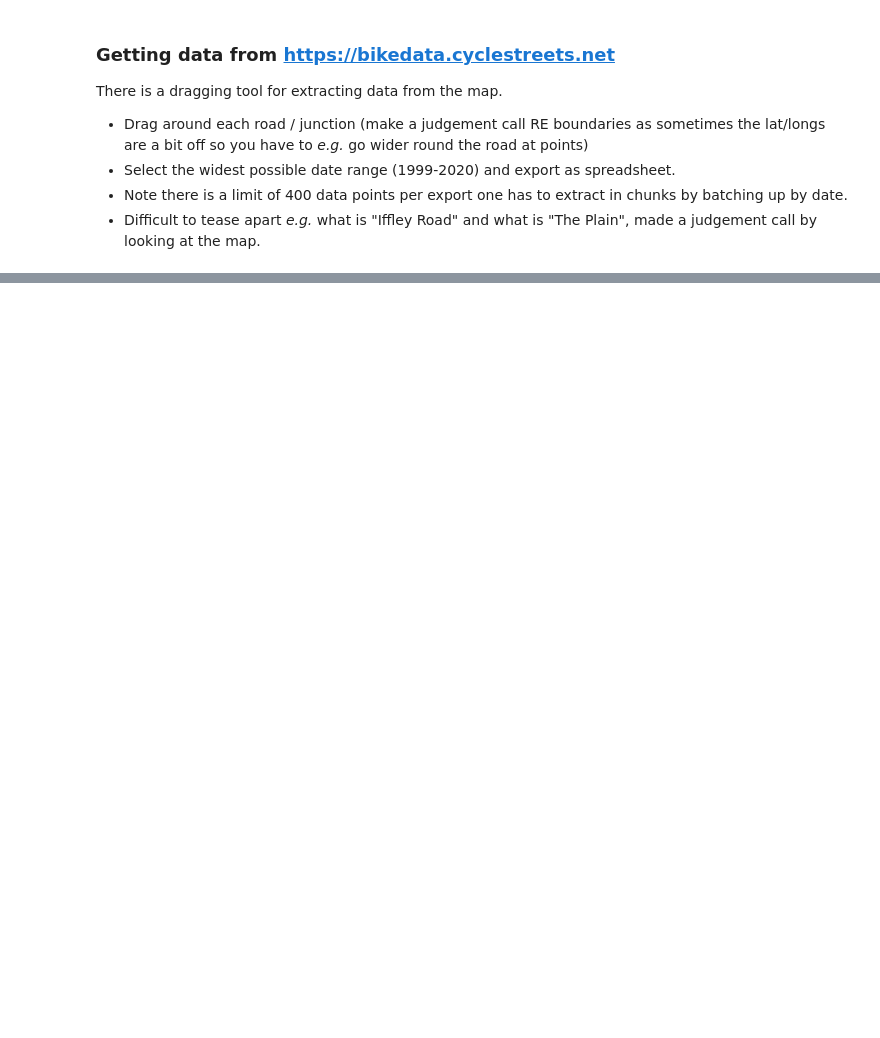
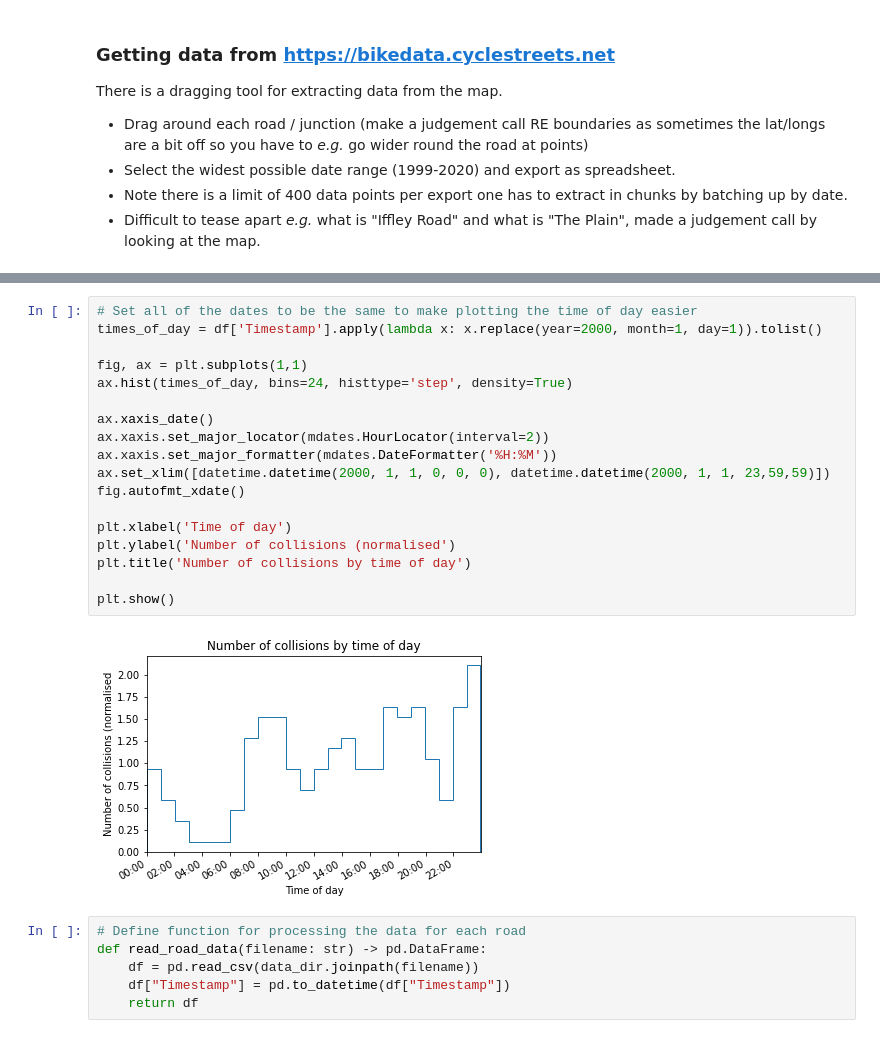
Before and after one commit to annarailton/transport-analysis, a Jupyter notebook: collision_times/collision_times.ipynb, the cells around one changed output, grey strips where cells are left out. Saved outputs shown, nothing was run; the diff lists cells and outputs as text; blank space fills up the shorter version.

```diff
--- a/collision_times/collision_times.ipynb
+++ b/collision_times/collision_times.ipynb
@@ -56,0 +108,26 @@ There is a dragging tool for extracting data from the map.
+# %%
+# Set all of the dates to be the same to make plotting the time of day easier
+times_of_day = df['Timestamp'].apply(lambda x: x.replace(year=2000, month=1, day=1)).tolist()
+
+fig, ax = plt.subplots(1,1)
+ax.hist(times_of_day, bins=24, histtype='step', density=True)
+
+ax.xaxis_date()
+ax.xaxis.set_major_locator(mdates.HourLocator(interval=2))
+ax.xaxis.set_major_formatter(mdates.DateFormatter('%H:%M'))
+ax.set_xlim([datetime.datetime(2000, 1, 1, 0, 0, 0), datetime.datetime(2000, 1, 1, 23,59,59)])
+fig.autofmt_xdate()
+
+plt.xlabel('Time of day')
+plt.ylabel('Number of collisions (normalised')
+plt.title('Number of collisions by time of day')
+
+plt.show()
+# %% [output]
+[figure, added]
+# %%
+# Define function for processing the data for each road
+def read_road_data(filename: str) -> pd.DataFrame:
+    df = pd.read_csv(data_dir.joinpath(filename))
+    df["Timestamp"] = pd.to_datetime(df["Timestamp"])
+    return df
```
Also changed, not shown: parts of 11 cells of this notebook, 1 other file.
